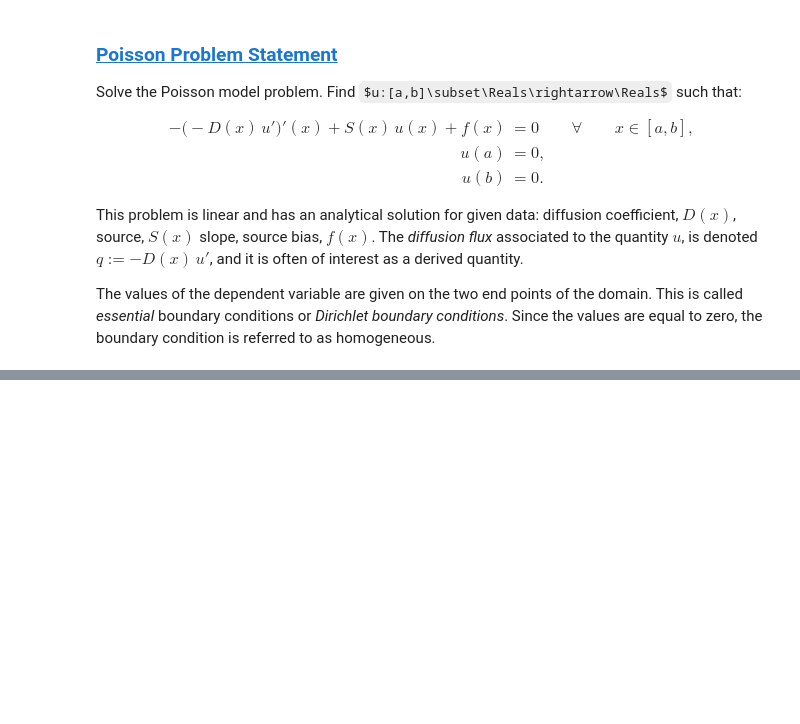
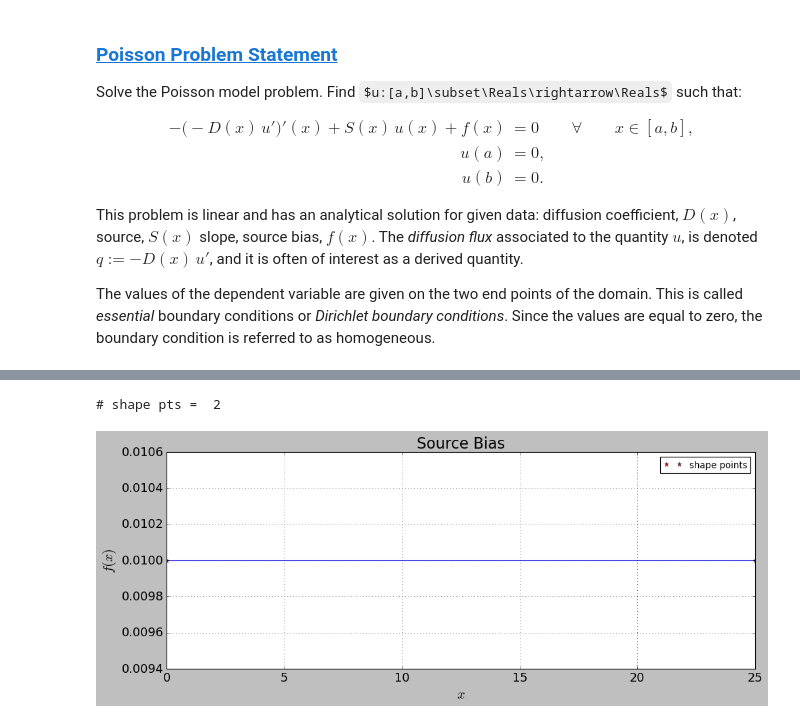
Before and after one commit to dpploy/engy-5330, a Jupyter notebook: notebooks/05-rayleigh-ritz-method.ipynb, the cells around one changed output, grey strips where cells are left out. Cells and saved outputs as stored; diff of their text form; code cells hidden in the pictures; some formulas as TeX source; blank space fills up the shorter version.

```diff
--- a/notebooks/05-rayleigh-ritz-method.ipynb
+++ b/notebooks/05-rayleigh-ritz-method.ipynb
@@ -58,0 +76,32 @@ The values of the dependent variable are given on the two end points of the doma
+# %%
+'''Domain'''
+
+x_a = 0
+x_b = 25
+
+x_length = x_b - x_a
+# %%
+'''Parameters and data'''
+
+diff_coeff = 0.1
+source_bias_value = 1e-2
+
+u_a = 1
+u_b = 1
+# %%
+'''Generate the source bias'''
+
+try:
+    from engy_5310.toolkit import TargetFunction
+except ModuleNotFoundError:
+    assert False, 'You need to provide your own code here. Bailing out.'
+
+shape_pts = [(x_a,source_bias_value), (x_b,source_bias_value)]
+print('# shape pts = ', len(shape_pts))
+
+source_bias = TargetFunction(shape_pts, type='linear')
+
+source_bias.plot(n_plot_pts=200, show_shape_pts=True, title='Source Bias')
+# %% [output]
+# shape pts =  2
+[figure, added]
```
Also changed, not shown: parts of 14 cells of this notebook, 3 other files.
